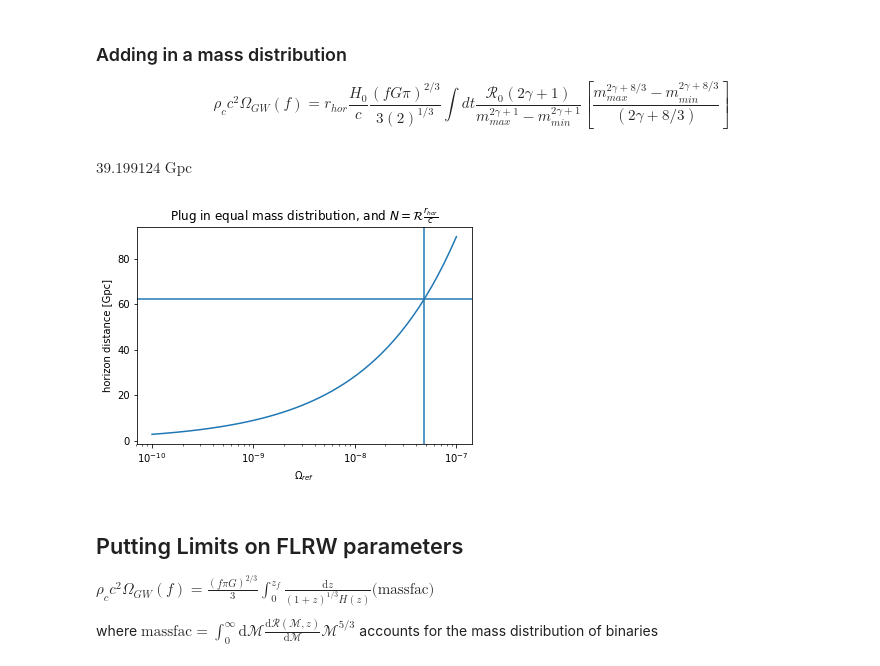
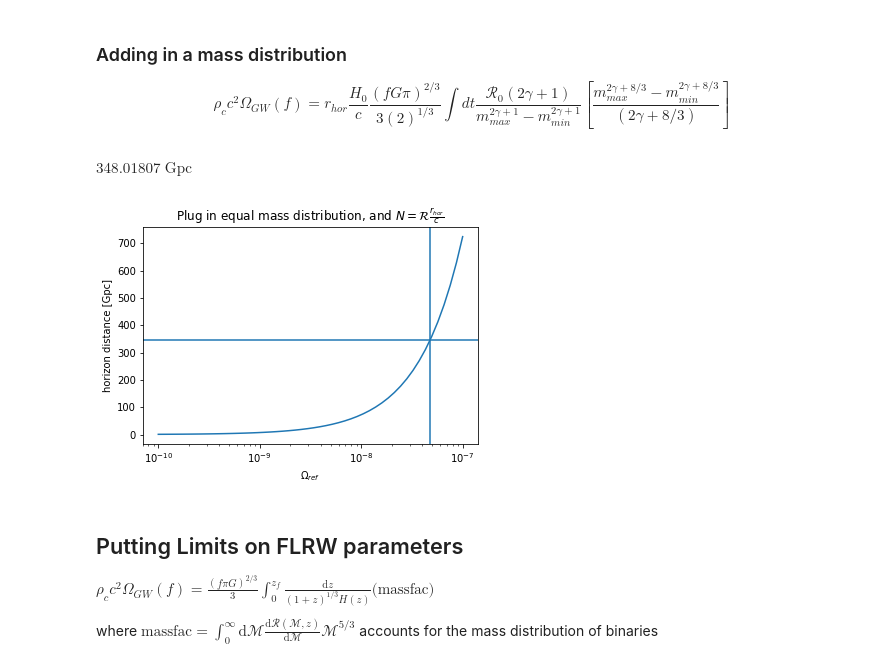
Before and after one commit to afarah18/stochastic_cosmo, a Jupyter notebook: horizon_dist_calculator.ipynb, the cells around one changed output. Saved outputs shown, nothing was run; the diff lists cells and outputs as text; code cells hidden in the pictures.

```diff
--- a/horizon_dist_calculator.ipynb
+++ b/horizon_dist_calculator.ipynb
@@ -103,7 +104,7 @@ def r_hor_marg_Mchirp(H0,c,G,Omega,fref,R0):
     Inputs must all have astropy units.'''
     Omegaf = Omega*np.power(fref,-2./3)
     Gpi53 = np.power(np.pi,-5./3)
-    Hoc = H0 * (c**4)
+    Hoc = H0**2 * (c**3)
 
     prefac = R0/(2**(1./3))
     power = (2 * gamma + 1)
@@ -113,24 +114,24 @@ def r_hor_marg_Mchirp(H0,c,G,Omega,fref,R0):
     / (power+5./3)
     #(you have to do some finegling to get the 5/3 thing to cancel units with the mass in G properly but this does the trick^)
 
-    rhor_2 = (9./(8 *RofM)) * Hoc * Gpi53 * Omegaf
-    return np.sqrt(rhor_2)
+    rhor = (9./(8 *RofM)) * Hoc * Gpi53 * Omegaf
+    return rhor
 # %%
 r_hor_marg_Mchirp(H0,c,G,OmegaGW_limit,fref,Rate).to(u.Gpc)
 # %% [output]
-$39.199124 \; \mathrm{Gpc}$
+$348.01807 \; \mathrm{Gpc}$
 # %%
 plt.plot(possible_omegas,r_hor_marg_Mchirp(H0,c,G,possible_omegas,fref,Rate).to(u.Gpc))
 plt.axvline(OmegaGW_limit)
-plt.axhline(62.22473)
+plt.axhline(348.0)
 plt.xscale('log')
 # plt.yscale('log')
 plt.xlabel(r'$\Omega_{ref}$')
 plt.ylabel('horizon distance [Gpc]')
 plt.title(r'Plug in equal mass distribution, and $N = \mathcal{R}\frac{r_{hor}}{c}$')
 plt.show()
 # %% [output]
-[figure, old version]
+[figure, new version]
 # %% [markdown]
 ## Putting Limits on FLRW parameters
 
```
Also changed, not shown: parts of 6 cells of this notebook, 3 other files.
